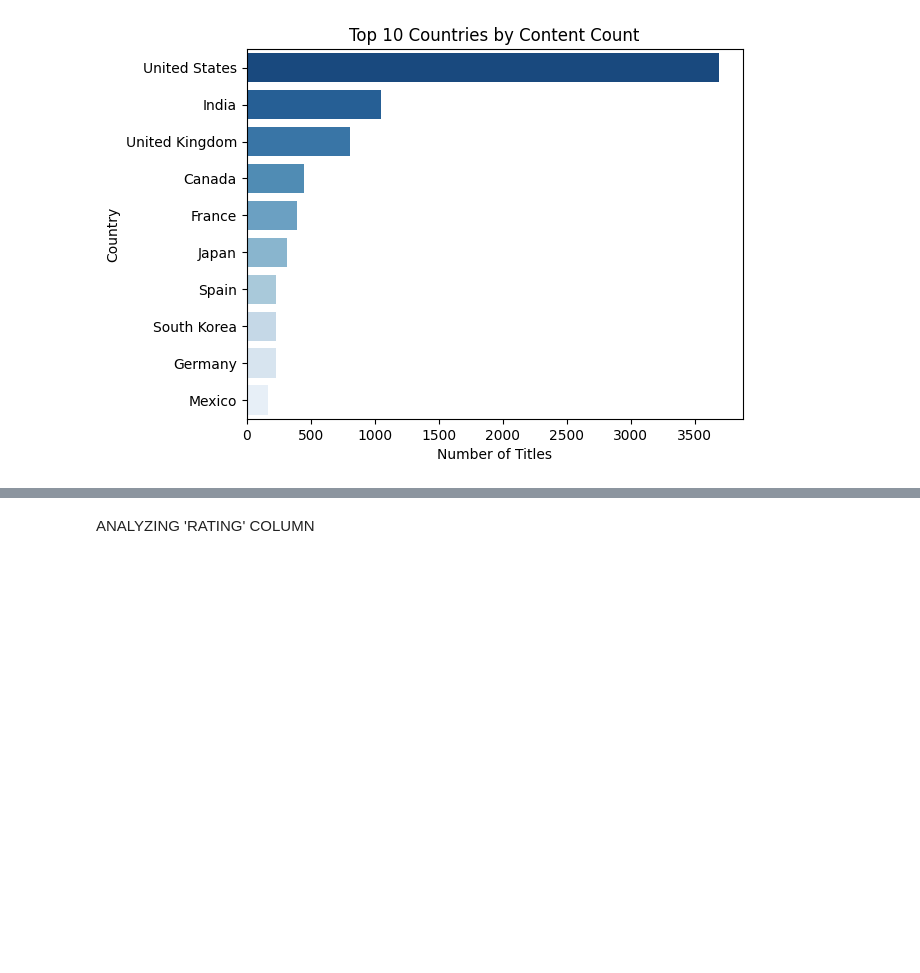
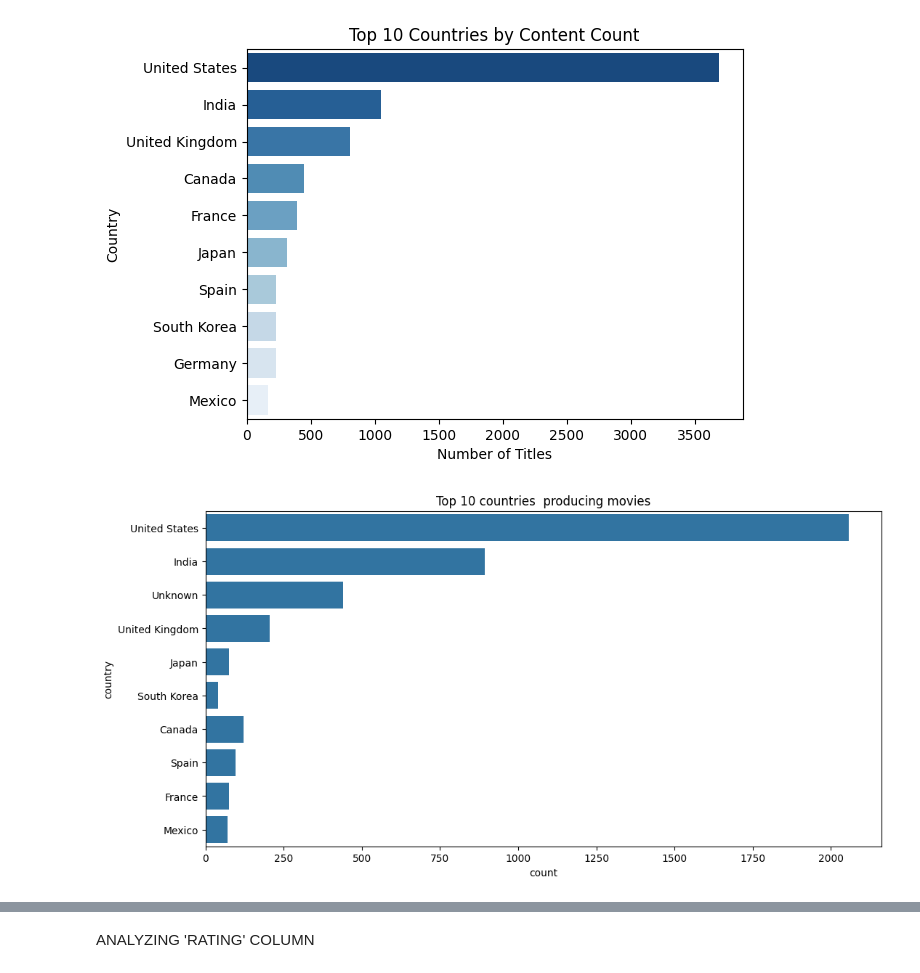
Before and after one commit to JesildaB/Netflix_EDA_FeatureEngineering, a Jupyter notebook: USECASE1.ipynb, the cells around one changed output, grey strips where cells are left out. Cells and saved outputs as stored; diff of their text form; code cells hidden in the pictures; blank space fills up the shorter version.

```diff
--- a/USECASE1.ipynb
+++ b/USECASE1.ipynb
@@ -326,3 +313,5 @@ Passing `palette` without assigning `hue` is deprecated and will be removed in v
 
   sns.barplot(x=top_countries.values, y=top_countries.index, palette='Blues_r')
 [figure]
+# %%
+countries_with_highest_movies=netflix_data[netflix_data.type=='Movie']
@@ -328,0 +320,7 @@ Passing `palette` without assigning `hue` is deprecated and will be removed in v
+# %%
+plt.figure(figsize=(12,6))
+sns.countplot(y='country',order=netflix_data['country'].value_counts().index[0:10],data=countries_with_highest_movies)
+plt.title("Top 10 countries producing movies")
+plt.show()
+# %% [output]
+[figure, added]
```
Also changed, not shown: parts of 8 cells of this notebook, 1 other file.
